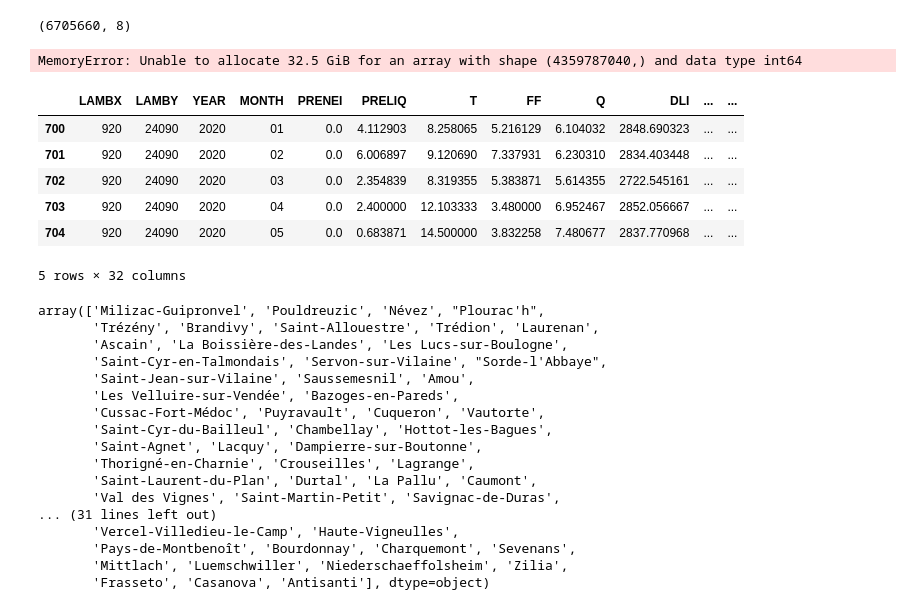
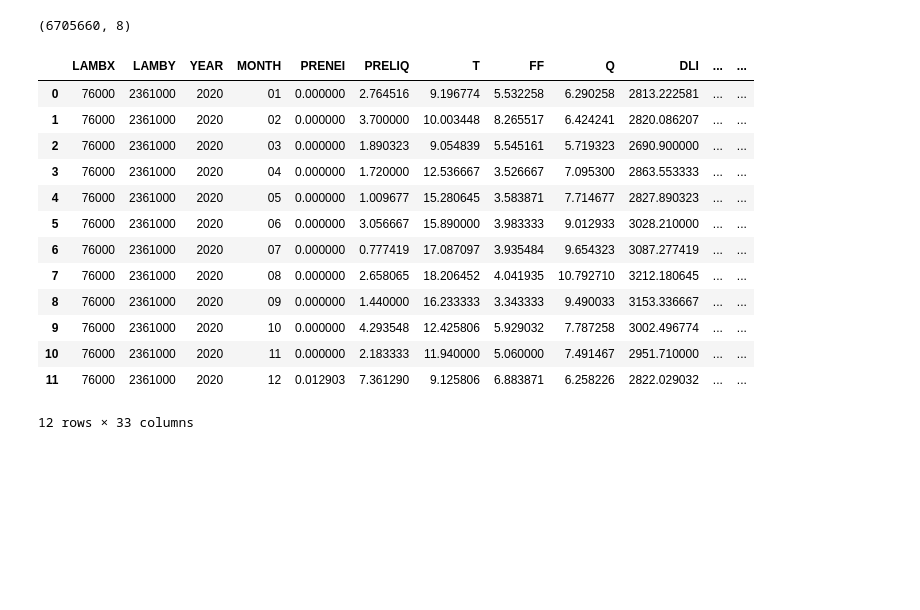
Before and after one commit to Sophie-Monsi/MACHINE-LEARNING-FOR-CLIMATE-RISK, a Jupyter notebook: Database_download.ipynb, the cells around one changed output. Drawn from its saved outputs; the diff is of its cells as text; code cells hidden in the pictures; blank space fills up the shorter version.

```diff
--- a/Database_download.ipynb
+++ b/Database_download.ipynb
@@ -664,0 +441,5 @@ array([2020, 2021, 2022, 2023, 2024, 2025])
+# %%
+daily_swi_communes["YEAR"].unique()
+daily_swi_df_train= daily_swi_communes[
+    daily_swi_communes["YEAR"].isin([2020, 2021, 2022, 2023, 2024])
+]
@@ -708,58 +499,20 @@ array([1960, 1961, 1962, 1963, 1964, 1965, 1966, 1967, 1968, 1969, 1970,
 # Jointure du swi et du swi uniforme
 # %% [output]
 (6705660, 8)
-# %%
-import pandas as pd
-
-def missing_in_table1(table1, table2):
-    """
-    Retourne les lignes (code_insee, nom_officiel) présentes dans table2
-    mais absentes de table1.
-    """
-    diff = table2.merge(
-        table1[["code_insee", "nom_officiel"]],
-        on=["code_insee", "nom_officiel"],
-        how="left",
-        indicator=True
-    )
-
-    # garde uniquement celles qui n’ont pas trouvé de correspondance
-    missing = diff[diff["_merge"] == "left_only"].drop(columns="_merge")
-
-    return missing
-cr=missing_in_table1(swi_communes_new,daily_swi_communes )
-# %% [output]
-MemoryError: Unable to allocate 32.5 GiB for an array with shape (4359787040,) and data type int64
-# %%
-missing = daily_swi_communes[~daily_swi_communes["code_insee"].isin(swi_communes_new["code_insee"])]
-missing.head()
-# %% [output]
-|  | LAMBX | LAMBY | YEAR | MONTH | PRENEI | PRELIQ | T | FF | Q | DLI | ... | ... |
-| 700 | 920 | 24090 | 2020 | 01 | 0.0 | 4.112903 | 8.258065 | 5.216129 | 6.104032 | 2848.690323 | ... | ... |
-| 701 | 920 | 24090 | 2020 | 02 | 0.0 | 6.006897 | 9.120690 | 7.337931 | 6.230310 | 2834.403448 | ... | ... |
-| 702 | 920 | 24090 | 2020 | 03 | 0.0 | 2.354839 | 8.319355 | 5.383871 | 5.614355 | 2722.545161 | ... | ... |
-| 703 | 920 | 24090 | 2020 | 04 | 0.0 | 2.400000 | 12.103333 | 3.480000 | 6.952467 | 2852.056667 | ... | ... |
-| 704 | 920 | 24090 | 2020 | 05 | 0.0 | 0.683871 | 14.500000 | 3.832258 | 7.480677 | 2837.770968 | ... | ... |
-5 rows × 32 columns
-# %%
-# les communes sur lesquels il n'y a pas de correspondances avec les points sur lesquels sont calculés le swi uniforme.
-#les supprimés dabord et faire du krigging après?
-missing["nom_officiel"].unique()
-# %% [output]
-array(['Milizac-Guipronvel', 'Pouldreuzic', 'Névez', "Plourac'h",
-       'Trézény', 'Brandivy', 'Saint-Allouestre', 'Trédion', 'Laurenan',
-       'Ascain', 'La Boissière-des-Landes', 'Les Lucs-sur-Boulogne',
-       'Saint-Cyr-en-Talmondais', 'Servon-sur-Vilaine', "Sorde-l'Abbaye",
-       'Saint-Jean-sur-Vilaine', 'Saussemesnil', 'Amou',
-       'Les Velluire-sur-Vendée', 'Bazoges-en-Pareds',
-       'Cussac-Fort-Médoc', 'Puyravault', 'Cuqueron', 'Vautorte',
-       'Saint-Cyr-du-Bailleul', 'Chambellay', 'Hottot-les-Bagues',
-       'Saint-Agnet', 'Lacquy', 'Dampierre-sur-Boutonne',
-       'Thorigné-en-Charnie', 'Crouseilles', 'Lagrange',
-       'Saint-Laurent-du-Plan', 'Durtal', 'La Pallu', 'Caumont',
-       'Val des Vignes', 'Saint-Martin-Petit', 'Savignac-de-Duras',
-... (31 lines left out)
-       'Vercel-Villedieu-le-Camp', 'Haute-Vigneulles',
-       'Pays-de-Montbenoît', 'Bourdonnay', 'Charquemont', 'Sevenans',
-       'Mittlach', 'Luemschwiller', 'Niederschaeffolsheim', 'Zilia',
-       'Frasseto', 'Casanova', 'Antisanti'], dtype=object)
+# %%
+daily_swi_df_train[(daily_swi_df_train["nom_officiel"]=="Plogoff") & (daily_swi_df_train["YEAR"]==2020)].head(20)
+# %% [output]
+|  | LAMBX | LAMBY | YEAR | MONTH | PRENEI | PRELIQ | T | FF | Q | DLI | ... | ... |
+| 0 | 76000 | 2361000 | 2020 | 01 | 0.000000 | 2.764516 | 9.196774 | 5.532258 | 6.290258 | 2813.222581 | ... | ... |
+| 1 | 76000 | 2361000 | 2020 | 02 | 0.000000 | 3.700000 | 10.003448 | 8.265517 | 6.424241 | 2820.086207 | ... | ... |
+| 2 | 76000 | 2361000 | 2020 | 03 | 0.000000 | 1.890323 | 9.054839 | 5.545161 | 5.719323 | 2690.900000 | ... | ... |
+| 3 | 76000 | 2361000 | 2020 | 04 | 0.000000 | 1.720000 | 12.536667 | 3.526667 | 7.095300 | 2863.553333 | ... | ... |
+| 4 | 76000 | 2361000 | 2020 | 05 | 0.000000 | 1.009677 | 15.280645 | 3.583871 | 7.714677 | 2827.890323 | ... | ... |
+| 5 | 76000 | 2361000 | 2020 | 06 | 0.000000 | 3.056667 | 15.890000 | 3.983333 | 9.012933 | 3028.210000 | ... | ... |
+| 6 | 76000 | 2361000 | 2020 | 07 | 0.000000 | 0.777419 | 17.087097 | 3.935484 | 9.654323 | 3087.277419 | ... | ... |
+| 7 | 76000 | 2361000 | 2020 | 08 | 0.000000 | 2.658065 | 18.206452 | 4.041935 | 10.792710 | 3212.180645 | ... | ... |
+| 8 | 76000 | 2361000 | 2020 | 09 | 0.000000 | 1.440000 | 16.233333 | 3.343333 | 9.490033 | 3153.336667 | ... | ... |
+| 9 | 76000 | 2361000 | 2020 | 10 | 0.000000 | 4.293548 | 12.425806 | 5.929032 | 7.787258 | 3002.496774 | ... | ... |
+| 10 | 76000 | 2361000 | 2020 | 11 | 0.000000 | 2.183333 | 11.940000 | 5.060000 | 7.491467 | 2951.710000 | ... | ... |
+| 11 | 76000 | 2361000 | 2020 | 12 | 0.012903 | 7.361290 | 9.125806 | 6.883871 | 6.258226 | 2822.029032 | ... | ... |
+12 rows × 33 columns
```
Also changed, not shown: parts of 70 cells of this notebook.
